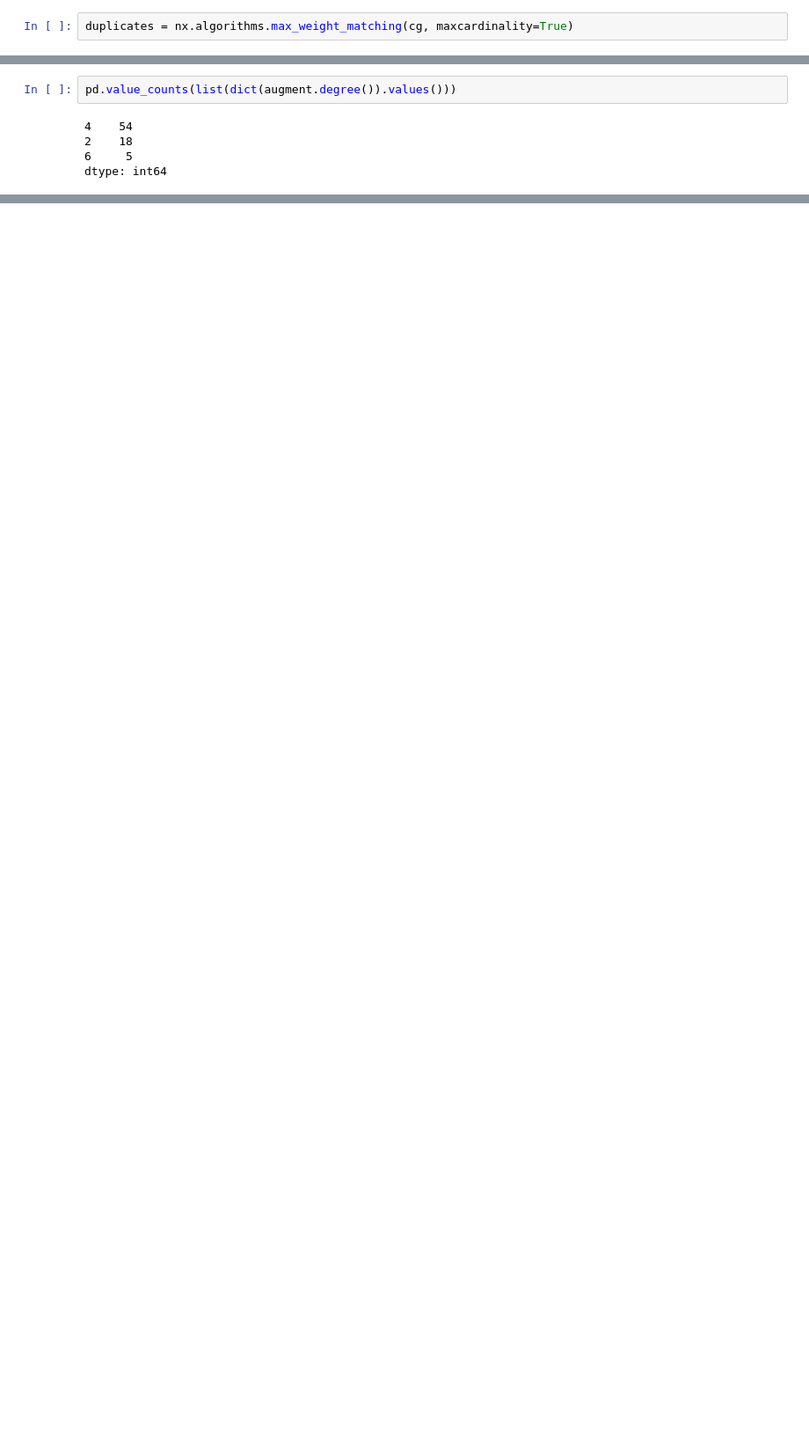
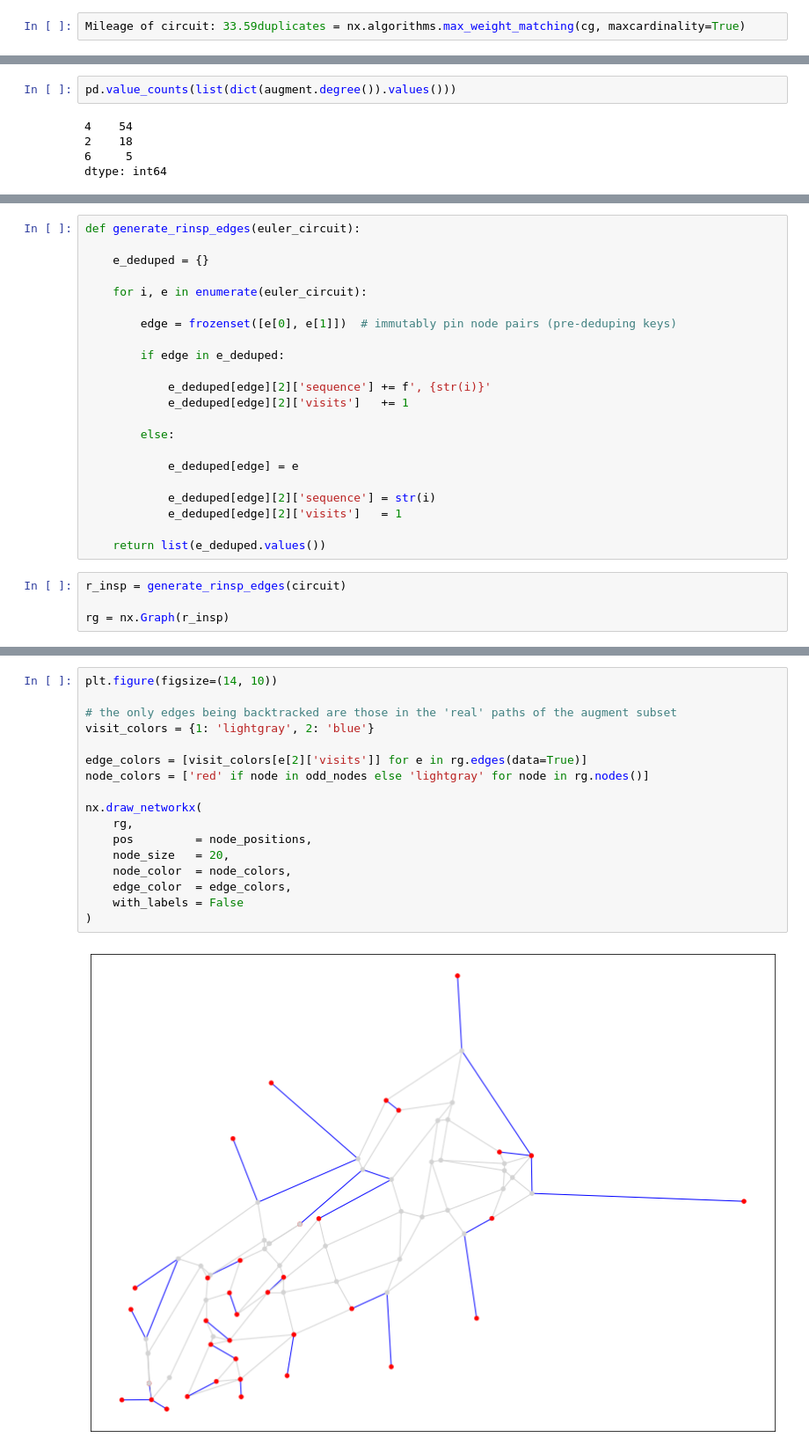
Before and after one commit to oaao/graphic-novels, a Jupyter notebook: novels/algorithms/Route Inspection Problem.ipynb, the cells around one changed output, grey strips where cells are left out. Shown at 88% size. Cells and saved outputs as stored; diff of their text form; blank space fills up the shorter version.

```diff
--- a/novels/algorithms/Route Inspection Problem.ipynb
+++ b/novels/algorithms/Route Inspection Problem.ipynb
@@ -230,4 +229,4 @@ plt.show()
 
 > **d.** compute the minimum weight matching of `c`'s complete graph to obtain the minimum subset of the main graph's edges that need to be duplicated
 # %%
-duplicates = nx.algorithms.max_weight_matching(cg, maxcardinality=True)
+Mileage of circuit: 33.59duplicates = nx.algorithms.max_weight_matching(cg, maxcardinality=True)
@@ -328,0 +486,26 @@ dtype: int64
+# %%
+def generate_rinsp_edges(euler_circuit):
+
+    e_deduped = {}
+
+    for i, e in enumerate(euler_circuit):
+
+        edge = frozenset([e[0], e[1]])  # immutably pin node pairs (pre-deduping keys)
+
+        if edge in e_deduped:
+
+            e_deduped[edge][2]['sequence'] += f', {str(i)}'
+            e_deduped[edge][2]['visits']   += 1
+
+        else:
+
+            e_deduped[edge] = e
+
+            e_deduped[edge][2]['sequence'] = str(i)
+            e_deduped[edge][2]['visits']   = 1
+
+    return list(e_deduped.values())
+# %%
+r_insp = generate_rinsp_edges(circuit)
+
+rg = nx.Graph(r_insp)
@@ -328,0 +529,19 @@ dtype: int64
+# %%
+plt.figure(figsize=(14, 10))
+
+# the only edges being backtracked are those in the 'real' paths of the augment subset
+visit_colors = {1: 'lightgray', 2: 'blue'}
+
+edge_colors = [visit_colors[e[2]['visits']] for e in rg.edges(data=True)]
+node_colors = ['red' if node in odd_nodes else 'lightgray' for node in rg.nodes()]
+
+nx.draw_networkx(
+    rg,
+    pos         = node_positions,
+    node_size   = 20,
+    node_color  = node_colors,
+    edge_color  = edge_colors,
+    with_labels = False
+)
+# %% [output]
+[figure, added]
```
Also changed, not shown: parts of 22 cells of this notebook.
